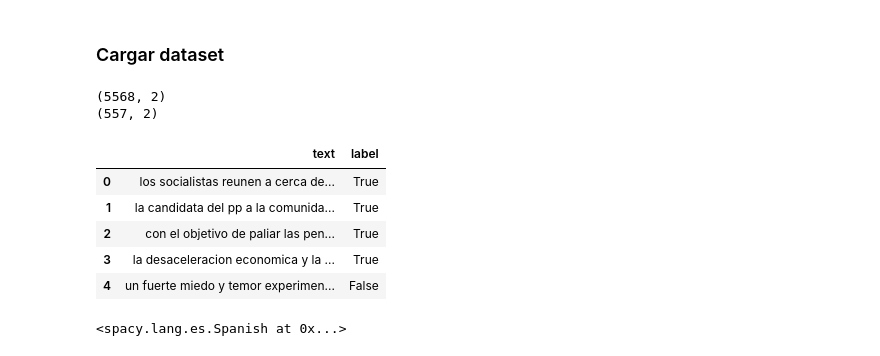
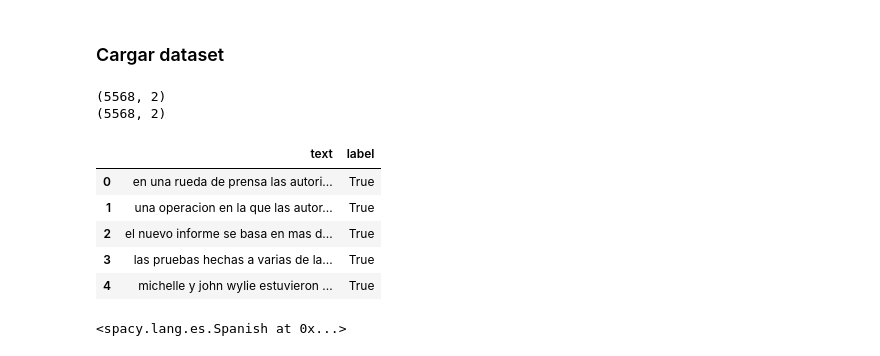
Before and after one commit to AlejandroFeriaGonzalez/SilkNews, a Jupyter notebook: src/notebooks/extraccion_caracteristicas.ipynb, the cells around one changed output. Cells and saved outputs as stored; diff of their text form; code cells hidden in the pictures.

```diff
--- a/src/notebooks/extraccion_caracteristicas.ipynb
+++ b/src/notebooks/extraccion_caracteristicas.ipynb
@@ -15,21 +15,21 @@ WindowsPath('C:/Users/Alejandro Feria/Desktop/Unal/8 semestre/pnl/SilkNews')
 # %%
 clean_df = pd.read_csv(f"{BASE_DIR}/src/data/clean_data/noticias_combinadas.csv")
 clean_df['text'] = clean_df['text'].astype(str)
 print(clean_df.shape)
 
-df = clean_df.sample(frac=0.1, random_state=42).reset_index(drop=True)
+df = clean_df
 print(df.shape)
 
 df.head()
 # %% [output]
 (5568, 2)
-(557, 2)
+(5568, 2)
 |  | text | label |
-| 0 | los socialistas reunen a cerca de... | True |
-| 1 | la candidata del pp a la comunida... | True |
-| 2 | con el objetivo de paliar las pen... | True |
-| 3 | la desaceleracion economica y la ... | True |
-| 4 | un fuerte miedo y temor experimen... | False |
+| 0 | en una rueda de prensa las autori... | True |
+| 1 | una operacion en la que las autor... | True |
+| 2 | el nuevo informe se basa en mas d... | True |
+| 3 | las pruebas hechas a varias de la... | True |
+| 4 | michelle y john wylie estuvieron ... | True |
 # %%
 # uv run --with pip spacy download es_core_news_sm
 nlp = spacy.load("es_core_news_sm")
```
Also changed, not shown: parts of 5 cells of this notebook, 1 other file.
